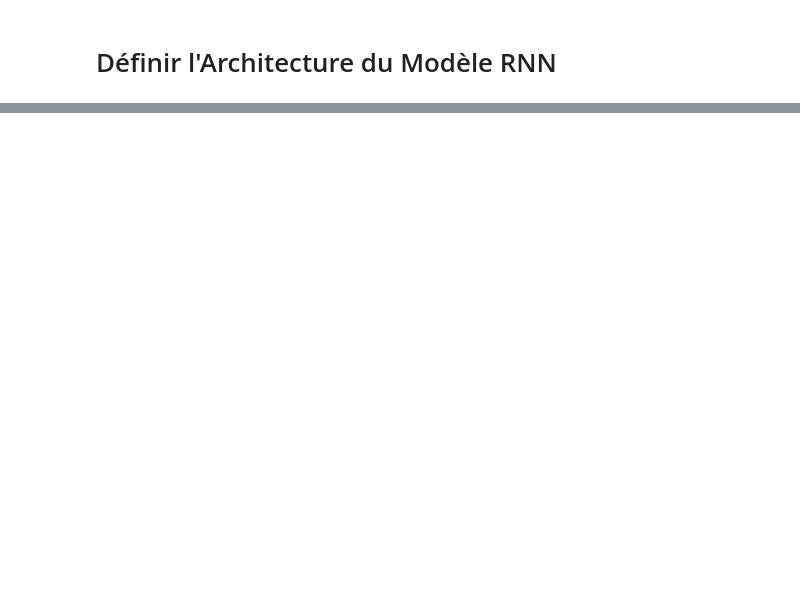
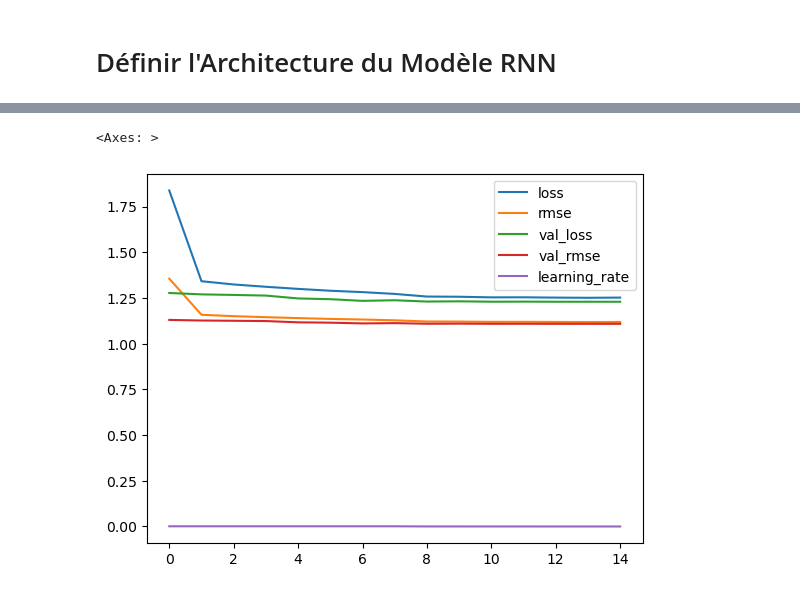
Before and after one commit to DST-NDIAYE/LLMRec-Project, a Jupyter notebook: main.ipynb, the cells around one changed output, grey strips where cells are left out. Drawn from its saved outputs; the diff is of its cells as text; code cells hidden in the pictures; blank space fills up the shorter version.

```diff
--- a/main.ipynb
+++ b/main.ipynb
@@ -242,0 +426,7 @@ Formes des ensembles après division:
+# %%
+losse = pd.DataFrame(model.history.history)
+# %%
+losse.plot()
+# %% [output]
+<Axes: >
+[figure, added]
```
Also changed, not shown: parts of 10 cells of this notebook.
